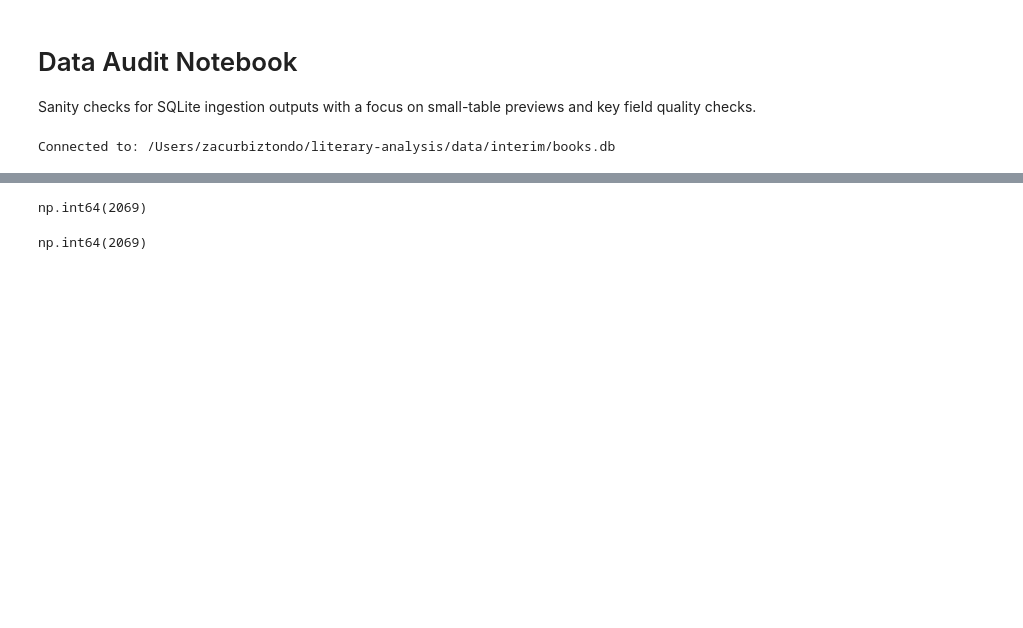
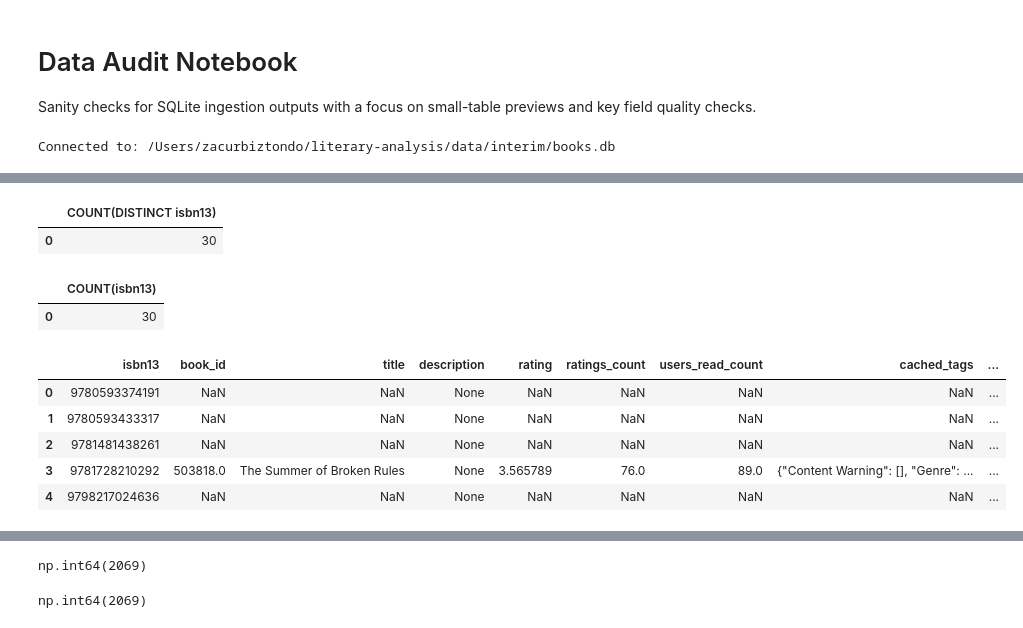
Before and after one commit to ZWUrbo/nyt-bestseller-analysis, a Jupyter notebook: notebooks/data_audit.ipynb, the cells around one changed output, grey strips where cells are left out. Cells and saved outputs as stored; diff of their text form; code cells hidden in the pictures; blank space fills up the shorter version.

```diff
--- a/notebooks/data_audit.ipynb
+++ b/notebooks/data_audit.ipynb
@@ -55,3 +68,52 @@ pd.read_sql_query(
+# %%
+pd.read_sql_query(
+    """
+    SELECT COUNT(DISTINCT isbn13)
+    FROM nyt_entries
+    WHERE list_name IN ('Advice How-To and Miscellaneous', 'Young Adult Paperback')
+    """,
+    conn
+)
+# %% [output]
+|  | COUNT(DISTINCT isbn13) |
+| 0 | 30 |
+# %%
+pd.read_sql_query(
+    """
+    SELECT COUNT(isbn13)
+    FROM openlibrary_enrichment
+    WHERE isbn13 IN (
+        SELECT DISTINCT isbn13
+        FROM nyt_entries
+        WHERE list_name IN ('Advice How-To and Miscellaneous', 'Young Adult Paperback')
+    );
+    """,
+    conn
+)
+# %% [output]
+|  | COUNT(isbn13) |
+| 0 | 30 |
+# %%
+pd.read_sql_query(
+    """
+    SELECT *
+    FROM hardcover_enrichment
+    WHERE isbn13 IN (
+        SELECT DISTINCT isbn13
+        FROM nyt_entries
+        WHERE list_name IN ('Advice How-To and Miscellaneous', 'Young Adult Paperback')
+    ) AND description IS NULL
+    ;
+    """,
+    conn
+)
+# %% [output]
+|  | isbn13 | book_id | title | description | rating | ratings_count | users_read_count | cached_tags | ... |
+| 0 | 9780593374191 | NaN | NaN | None | NaN | NaN | NaN | NaN | ... |
+| 1 | 9780593433317 | NaN | NaN | None | NaN | NaN | NaN | NaN | ... |
+| 2 | 9781481438261 | NaN | NaN | None | NaN | NaN | NaN | NaN | ... |
+| 3 | 9781728210292 | 503818.0 | The Summer of Broken Rules | None | 3.565789 | 76.0 | 89.0 | {"Content Warning": [], "Genre": ... | ... |
+| 4 | 9798217024636 | NaN | NaN | None | NaN | NaN | NaN | NaN | ... |
 # %%
 pd.read_sql_query(
     """
```
Also changed, not shown: parts of 7 cells of this notebook.
